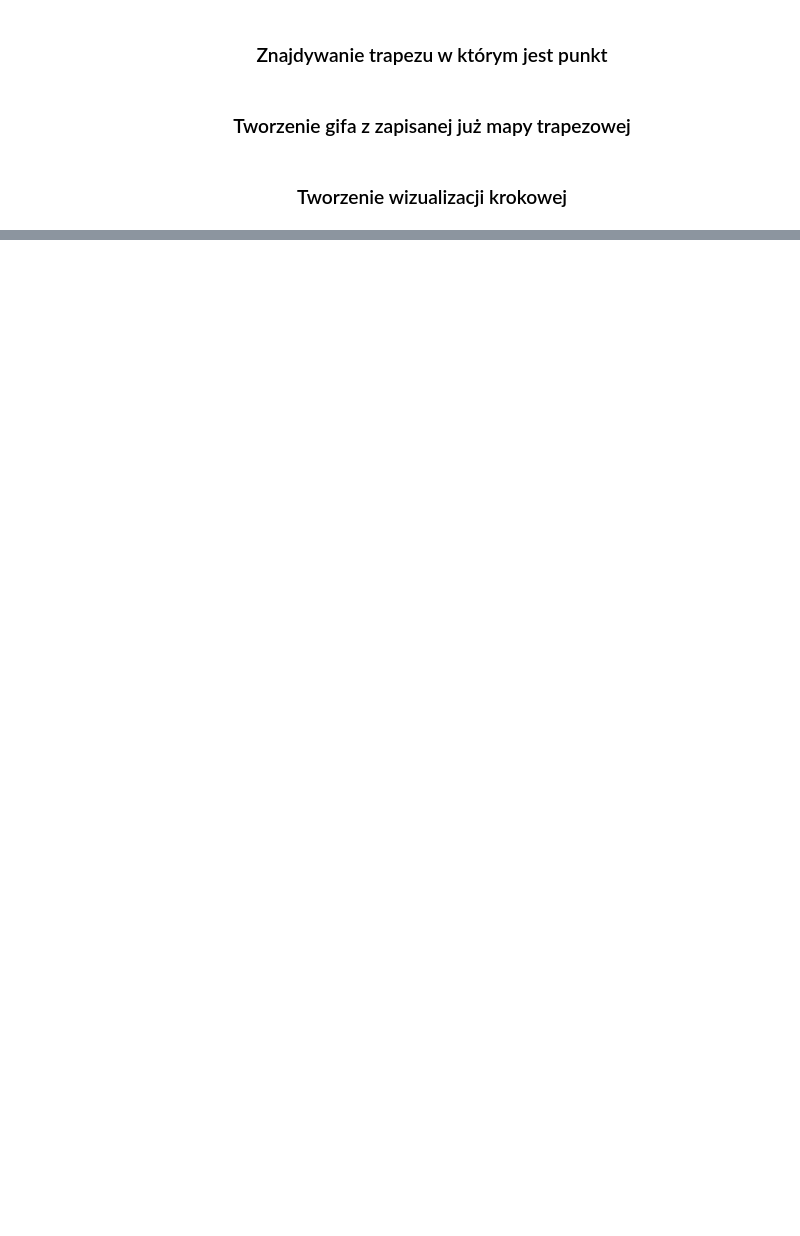
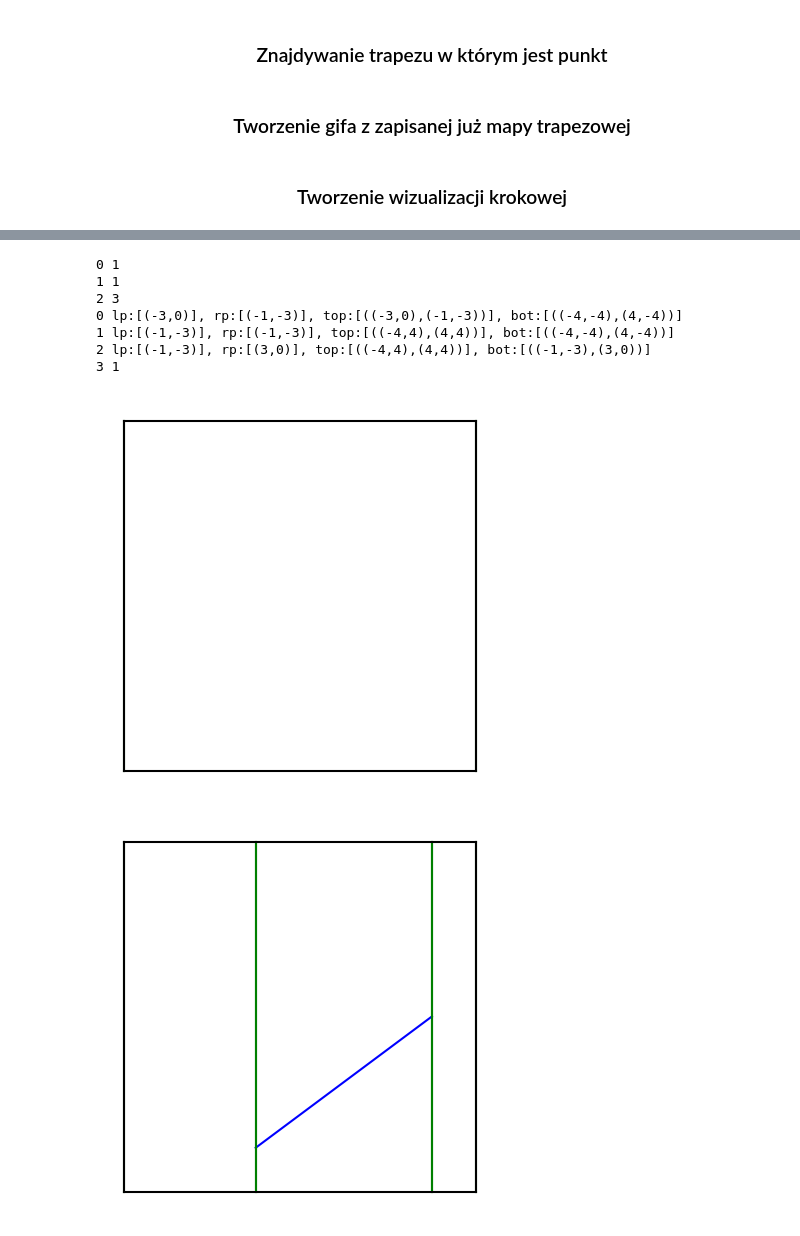
Before and after one commit to KacperKopiec/Planar-Point-Location, a Jupyter notebook: code/Kopiec_Zwonek_kod.ipynb, the cells around one changed output, grey strips where cells are left out. Cells and saved outputs as stored; diff of their text form; code cells hidden in the pictures; blank space fills up the shorter version.

```diff
--- a/code/Kopiec_Zwonek_kod.ipynb
+++ b/code/Kopiec_Zwonek_kod.ipynb
@@ -57,0 +69,2 @@ mapBuildingSteps(T.segments) #Przyjmowanie odcinków i zwracanie wizualizacji kr
+# %%
+T = TrapezoidalMap(rectangle, random=False)
@@ -57,0 +79,14 @@ mapBuildingSteps(T.segments) #Przyjmowanie odcinków i zwracanie wizualizacji kr
+# %%
+mapBuildingSteps(T.segments, random=False)
+for x in T.getTrapezoids():
+    print(x)
+# %% [output]
+0 1
+1 1
+2 3
+0 lp:[(-3,0)], rp:[(-1,-3)], top:[((-3,0),(-1,-3))], bot:[((-4,-4),(4,-4))]
+1 lp:[(-1,-3)], rp:[(-1,-3)], top:[((-4,4),(4,4))], bot:[((-4,-4),(4,-4))]
+2 lp:[(-1,-3)], rp:[(3,0)], top:[((-4,4),(4,4))], bot:[((-1,-3),(3,0))]
+3 1
+[figure, added]
+[figure, added]
```
Also changed, not shown: parts of 8 cells of this notebook, 6 other files.
